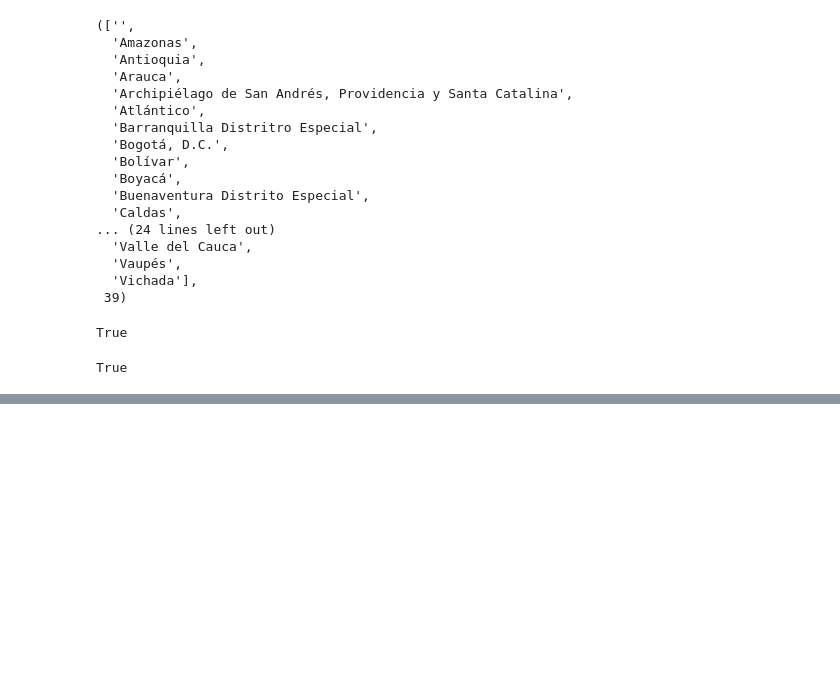
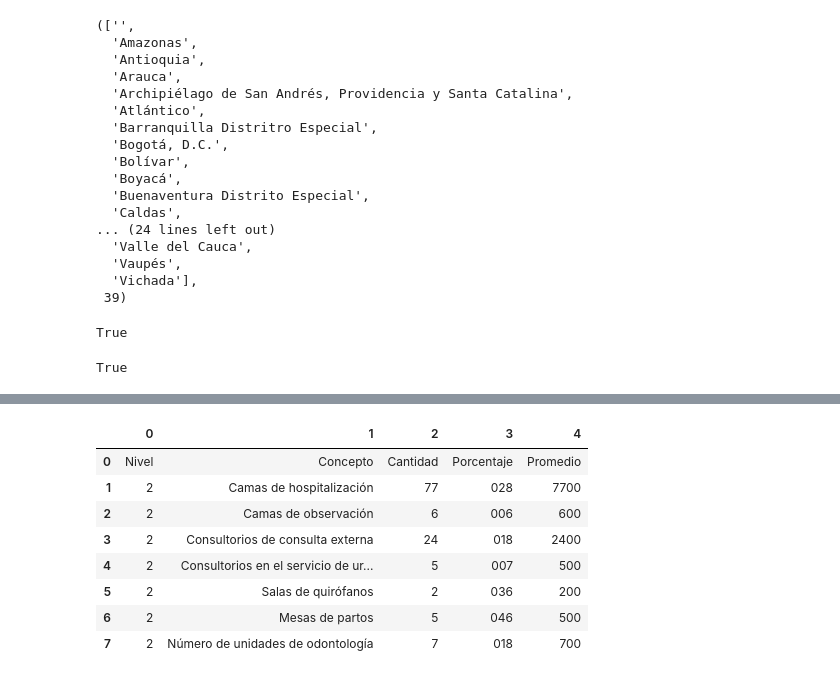
Before and after one commit to ProyectoDeGrado-2023-20/PG, a Jupyter notebook: WebScraping/Demo/scraper.ipynb, the cells around one changed output, grey strips where cells are left out. Saved outputs shown, nothing was run; the diff lists cells and outputs as text; code cells hidden in the pictures; blank space fills up the shorter version.

```diff
--- a/WebScraping/scraper.ipynb
+++ b/WebScraping/Demo/scraper.ipynb
@@ -149,0 +164,13 @@ True
+# %%
+df = pd.read_html(driver.page_source, attrs={"id": "_ctl0_ContentPlaceHolder1_dgInforme2"})[0]
+df
+# %% [output]
+|  | 0 | 1 | 2 | 3 | 4 |
+| 0 | Nivel | Concepto | Cantidad | Porcentaje | Promedio |
+| 1 | 2 | Camas de hospitalización | 77 | 028 | 7700 |
+| 2 | 2 | Camas de observación | 6 | 006 | 600 |
+| 3 | 2 | Consultorios de consulta externa | 24 | 018 | 2400 |
+| 4 | 2 | Consultorios en el servicio de ur... | 5 | 007 | 500 |
+| 5 | 2 | Salas de quirófanos | 2 | 036 | 200 |
+| 6 | 2 | Mesas de partos | 5 | 046 | 500 |
+| 7 | 2 | Número de unidades de odontología | 7 | 018 | 700 |
```
Also changed, not shown: parts of 7 cells of this notebook, 43 other files.
